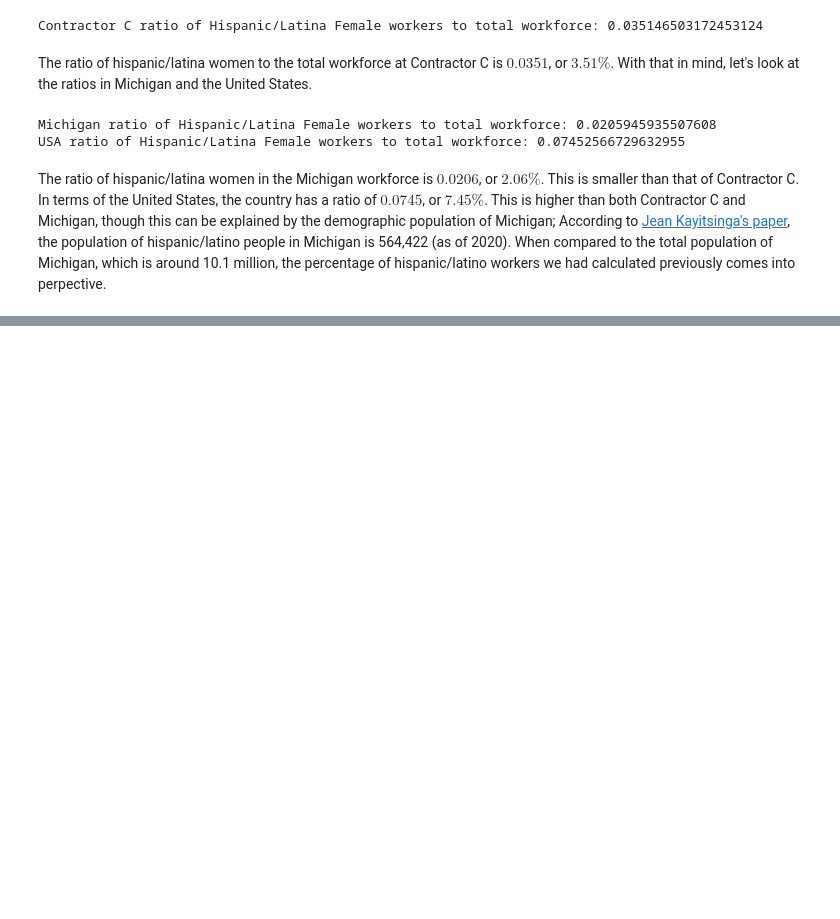
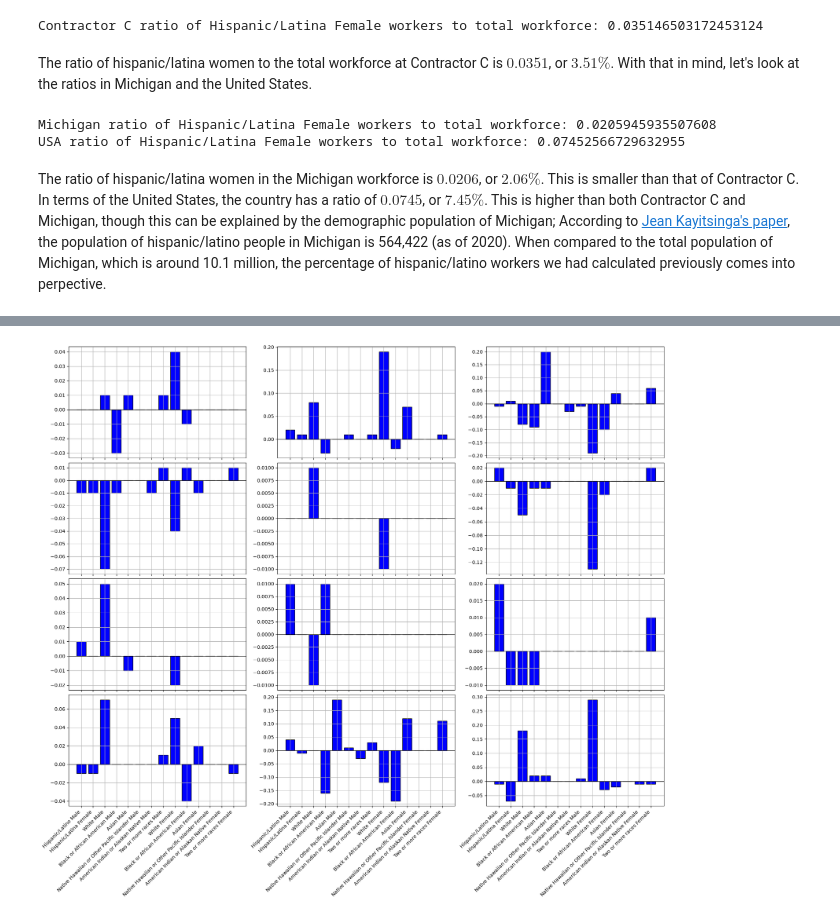
Before and after one commit to jackcienkus/mdcr-capstone, a Jupyter notebook: C_Analysis.ipynb, the cells around one changed output, grey strips where cells are left out. Saved outputs shown, nothing was run; the diff lists cells and outputs as text; code cells hidden in the pictures; blank space fills up the shorter version.

```diff
--- a/C_Analysis.ipynb
+++ b/C_Analysis.ipynb
@@ -201,8 +234,8 @@ usa
 Let's compare the ratio of black male workers to total workers. We'll do this for Contractor C's workforce, the workforce of Michigan, and the workforce of the United States. Let's start with Contractor C's workforce:
 # %%
 # do analysis here
-c_total_workers = float(df["Row Total"][11])
-c_total_black_male_workers = float(df["Black or African American Male"][11])
+c_total_workers = float(current_year_df["Row Total"][11])
+c_total_black_male_workers = float(current_year_df["Black or African American Male"][11])
 
 c_black_male_ratio = c_total_black_male_workers / c_total_workers
 
@@ -258,0 +333,23 @@ The ratio of hispanic/latina women in the Michigan workforce is $0.0206$, or $2.
+# %%
+num_rows = len(percent_diff.iloc[:,0])
+fig, ax = plt.subplots(
+    4, 3,
+    figsize=(18, 3 * 4 + 4),
+    sharex=True,
+    layout="constrained",
+    squeeze=False,
+)
+plot_x = 0
+plot_y = 0
+for i in range(num_rows):
+    ax[plot_x, plot_y].bar(percent_diff.columns, percent_diff.iloc[i], color="blue", edgecolor="black")
+    ax[plot_x, plot_y].tick_params("x", rotation=45, rotation_mode="xtick")
+    ax[plot_x, plot_y].axhline(0, color="black", linewidth=1)
+    ax[plot_x, plot_y].grid()
+    if plot_y < 2:
+        plot_y += 1
+    else:
+        plot_y = 0
+        plot_x += 1
+# %% [output]
+[figure, added]
```
Also changed, not shown: parts of 9 cells of this notebook.
